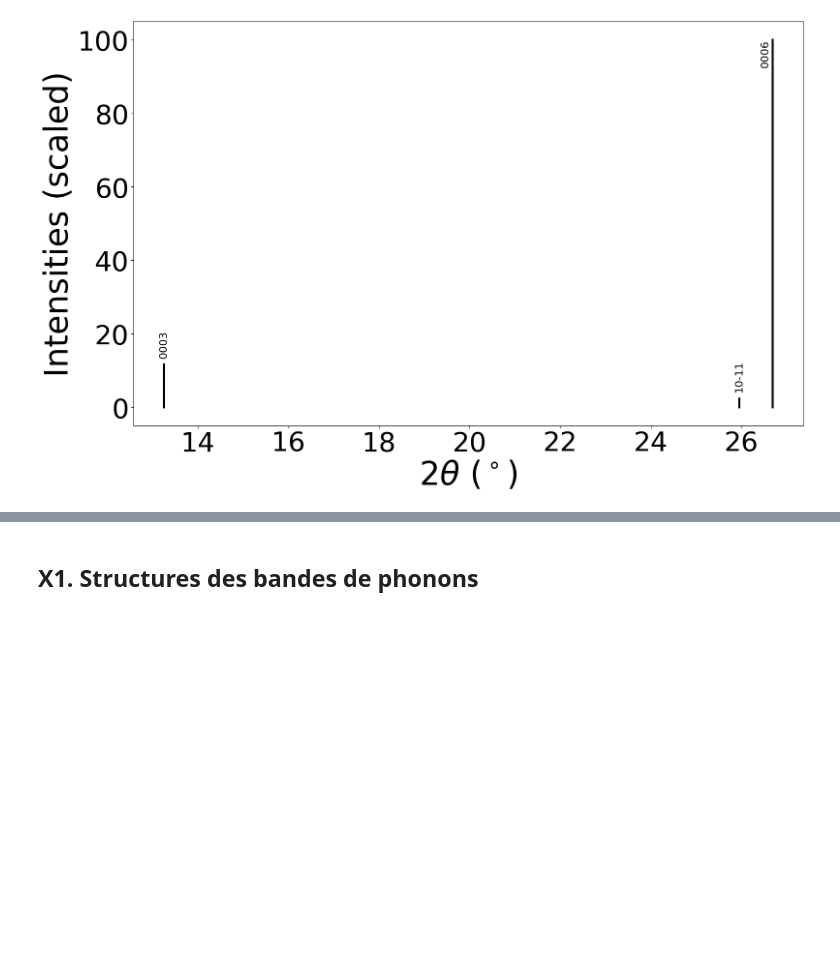
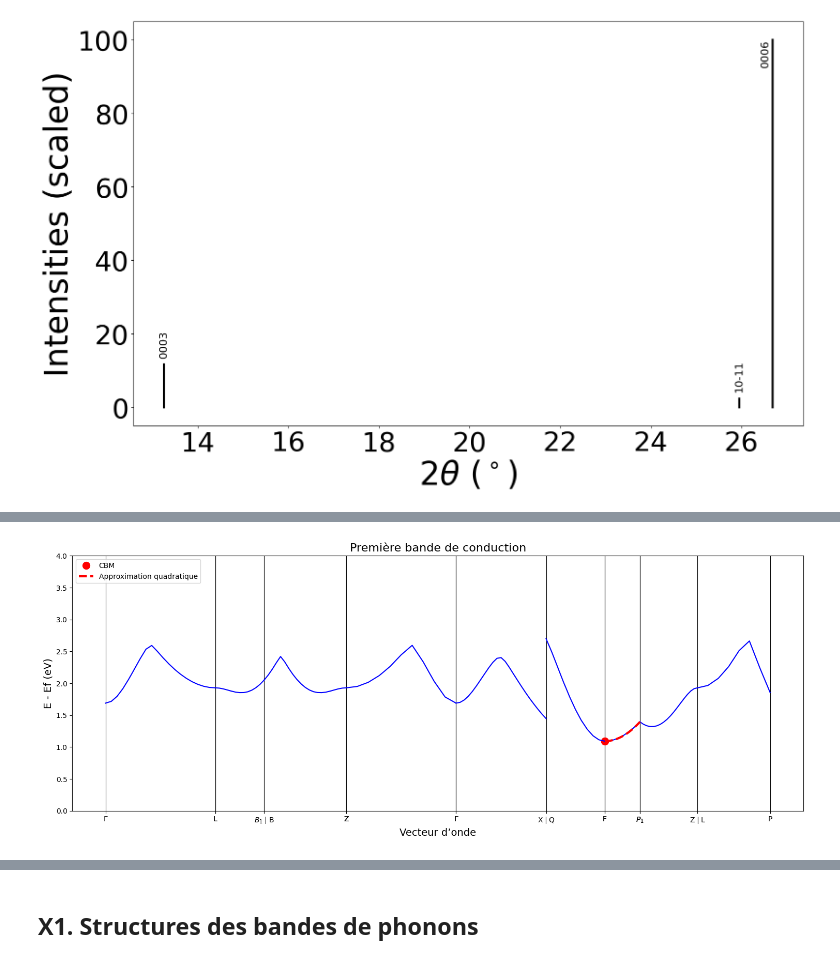
Before and after one commit to Ysaline-Roosemont/Projet-Physique-des-mat-riaux-2025-2026, a Jupyter notebook: NoteBook.ipynb, the cells around one changed output, grey strips where cells are left out. Drawn from its saved outputs; the diff is of its cells as text; code cells hidden in the pictures; blank space fills up the shorter version.

```diff
--- a/NoteBook.ipynb
+++ b/NoteBook.ipynb
@@ -490,0 +870,95 @@ Distance interplanaire = 3.3376 [Å]
+# %%
+# ==============================
+# FIGURE
+# ==============================
+fig, ax = plt.subplots(figsize=(15, 6))
+
+# lignes verticales
+for d in distance:
+    ax.axvline(d, color="black", linewidth=0.8)
+
+# CBM point
+for i, (x, y) in enumerate(cbm_coord):
+    if i == 0:
+        ax.plot(x, y, 'or', markersize=10, label='CBM')
+    else:
+        ax.plot(x, y, 'or', markersize=10)
+
+# bande de conduction
+for i in range(len(distances)):
+    ax.plot(distances[i], energy['1'][i][cbm_band_index], 'b')
+
+# axes
+ax.set_xticks(distance)
+ax.set_xticklabels(bsdata['ticks']['label'])
+ax.set_xlabel('Vecteur d’onde', fontsize=14)
+ax.set_ylabel('E - Ef (eV)', fontsize=14)
+ax.set_title('Première bande de conduction', fontsize=16)
+ax.set_ylim(0, 4)
+
+# ==============================
+# TROUVER AUTOMATIQUEMENT LE SEGMENT DU CBM
+# ==============================
+k0, E0 = cbm_coord[0]
+
+segment_cbm = None
+index_k = None
+
+for i in range(len(distances)):
+    for j in range(len(distances[i])):
+        if abs(distances[i][j] - k0) < 1e-5:
+            segment_cbm = i
+            index_k = j
+
+# ==============================
+# SELECTION DES 3 POINTS (comme correctif)
+# ==============================
+k_points_cbm = np.zeros(3)
+energies_cbm = np.zeros(3)
+
+# point central = CBM
+k_points_cbm[1] = distances[segment_cbm][index_k]
+energies_cbm[1] = energy['1'][segment_cbm][cbm_band_index][index_k]
+
+# point gauche
+k_points_cbm[0] = distances[segment_cbm][index_k - 1]
+energies_cbm[0] = energy['1'][segment_cbm][cbm_band_index][index_k - 1]
+
+# point droite
+k_points_cbm[2] = distances[segment_cbm][index_k + 1]
+energies_cbm[2] = energy['1'][segment_cbm][cbm_band_index][index_k + 1]
+
+# ==============================
+# FIT PARABOLIQUE
+# ==============================
+coeffs_cbm = np.polyfit(k_points_cbm, energies_cbm, 2)
+
+m_e = 9.10938356e-31  # kg
+m_eff_cbm = hbar2 / (2 * abs(coeffs_cbm[0]) * electronvolt * angstrom**2)
+m_eff_ratio_cbm = m_eff_cbm / m_e
+
+# ==============================
+# RESULTATS
+# ==============================
+print("\nRésultats de l'ajustement quadratique autour du CBM :\n")
+print(f"Parabole : y(k) = {coeffs_cbm[0]:.3e}·k² + {coeffs_cbm[1]:.3e}·k + {coeffs_cbm[2]:.3e}")
+print(f"Dérivée seconde : {2 * coeffs_cbm[0]:.3e} eV·Å²")
+print(f"Masse effective : {m_eff_cbm:.3e} kg")
+print(f"Masse relative : {m_eff_ratio_cbm:.3f} m_e")
+
+# ==============================
+# PARABOLE (LOCAL MAIS VISIBLE)
+# ==============================
+x_fit_cbm = np.linspace(
+    distances[segment_cbm][0],
+    distances[segment_cbm][-1],
+    500
+)
+
+ax.plot(x_fit_cbm, np.polyval(coeffs_cbm, x_fit_cbm),
+        'r--', linewidth=3, label='Approximation quadratique')
+
+ax.legend()
+plt.tight_layout()
+plt.show()
+# %% [output]
@@ -490,0 +971 @@ Distance interplanaire = 3.3376 [Å]
+[figure, added]
```
Also changed, not shown: parts of 11 cells of this notebook.
